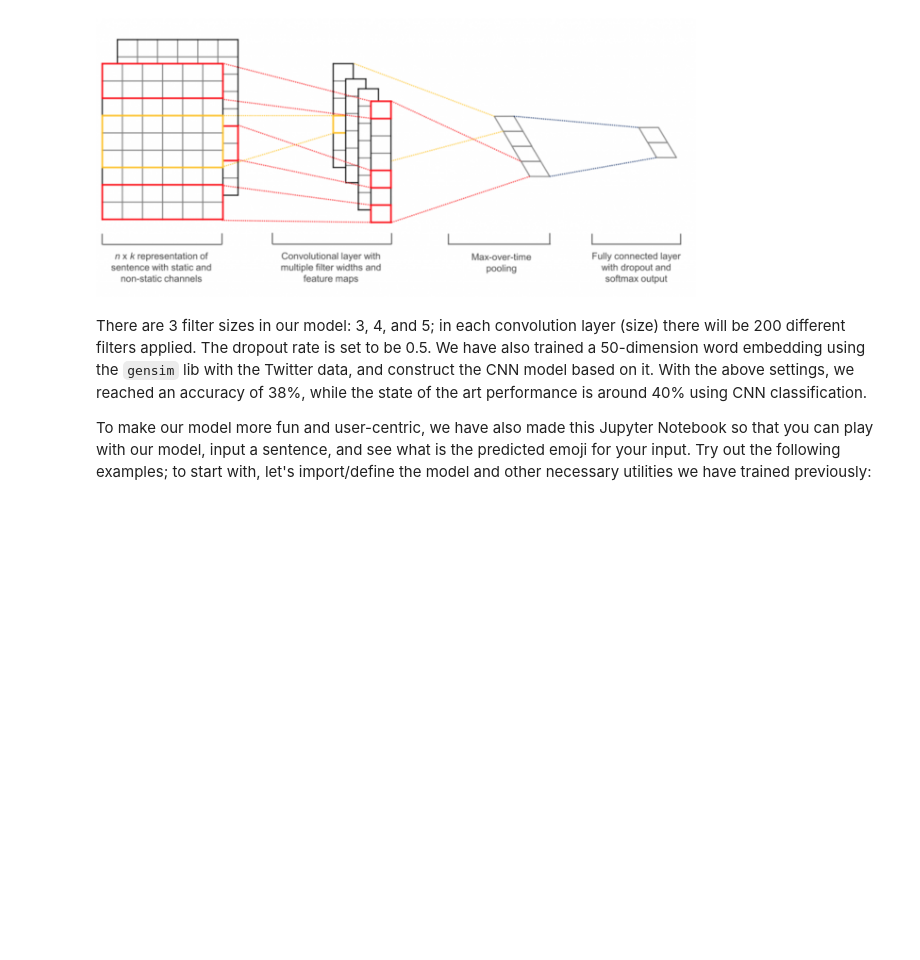
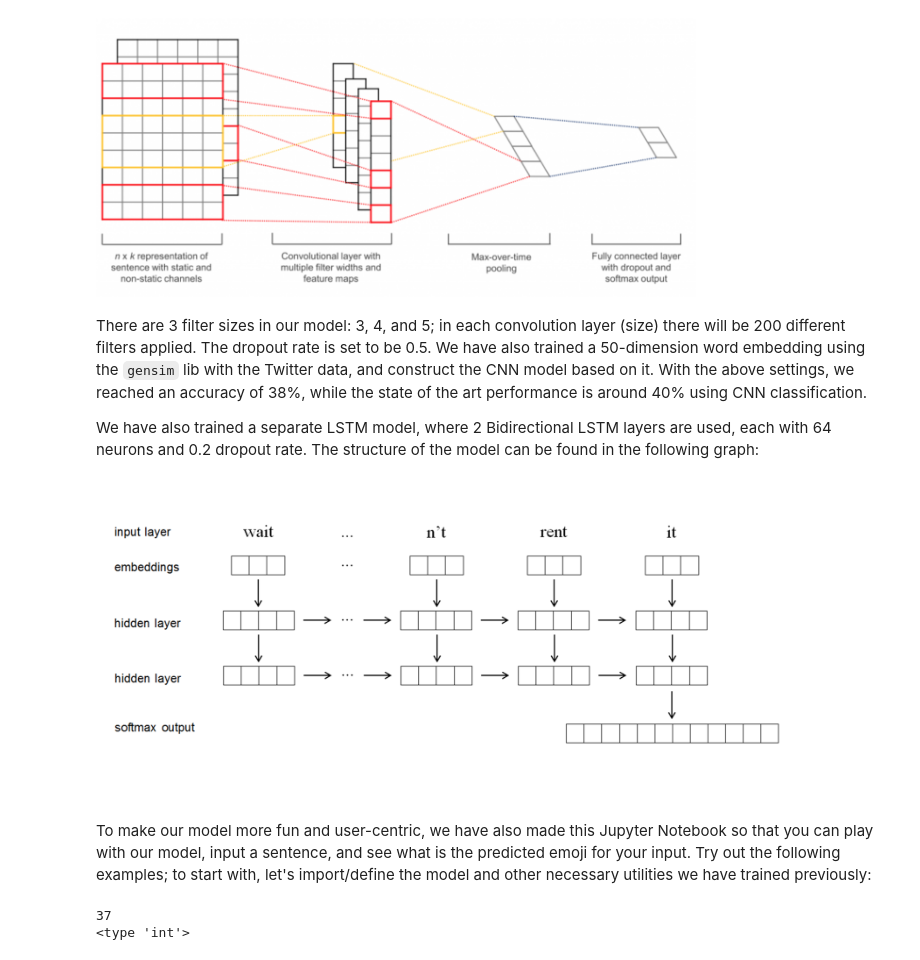
Before and after one commit to RichardeJiang/py, a Jupyter notebook: steps.ipynb, the cells around one changed output. Saved outputs shown, nothing was run; the diff lists cells and outputs as text; code cells hidden in the pictures; blank space fills up the shorter version.

````diff
--- a/steps.ipynb
+++ b/steps.ipynb
@@ -36,13 +38,21 @@ Image("cnn.png", width = 600)
 # %% [markdown]
 There are 3 filter sizes in our model: 3, 4, and 5; in each convolution layer (size) there will be 200 different filters applied. The dropout rate is set to be 0.5. We have also trained a 50-dimension word embedding using the ```gensim``` lib with the Twitter data, and construct the CNN model based on it. With the above settings, we reached an accuracy of 38%, while the state of the art performance is around 40% using CNN classification.
 
-To make our model more fun and user-centric, we have also made this Jupyter Notebook so that you can play with our model, input a sentence, and see what is the predicted emoji for your input. Try out the following examples; to start with, let's import/define the model and other necessary utilities we have trained previously:
+We have also trained a separate LSTM model, where 2 Bidirectional LSTM layers are used, each with 64 neurons and 0.2 dropout rate. The structure of the model can be found in the following graph:
+# %%
+Image("bilstm.png", width = 700)
+# %% [output]
+[figure, added]
+# %% [markdown]
+To make our model more fun and user-centric, we have also made this Jupyter Notebook so that you can play with our model, input a sentence, and see what is the predicted emoji for your input. Try out the following examples; to start with, let's import/define the model and other necessary utilities we have trained previously:
 # %%
 model = load_model('emo.h5')
 idEmojiMap, wordIdMap, maxLength, emojiTokenMap = getEmojiNVocab()
+print maxLength
+print type(maxLength)
 
 def makePrediction(textInput):
-    processedStr = processStr(textInput)
+    processedStr = processStr(textInput).split()
     data = getXData(maxLength, wordIdMap, processedStr)
 #     print data
     predicted = model.predict(data)[0]
@@ -52,6 +62,9 @@ def makePrediction(textInput):
     tk = idEmojiMap[str(predictedY)][:-1]
     emoStr = emojiTokenMap[tk]
     return emoStr
+# %% [output]
+37
+<type 'int'>
 # %%
 text = widgets.Text()
 submitBtn = widgets.Button(description = "Submit!")
````
Also changed, not shown: parts of 2 cells of this notebook, 7 other files.
